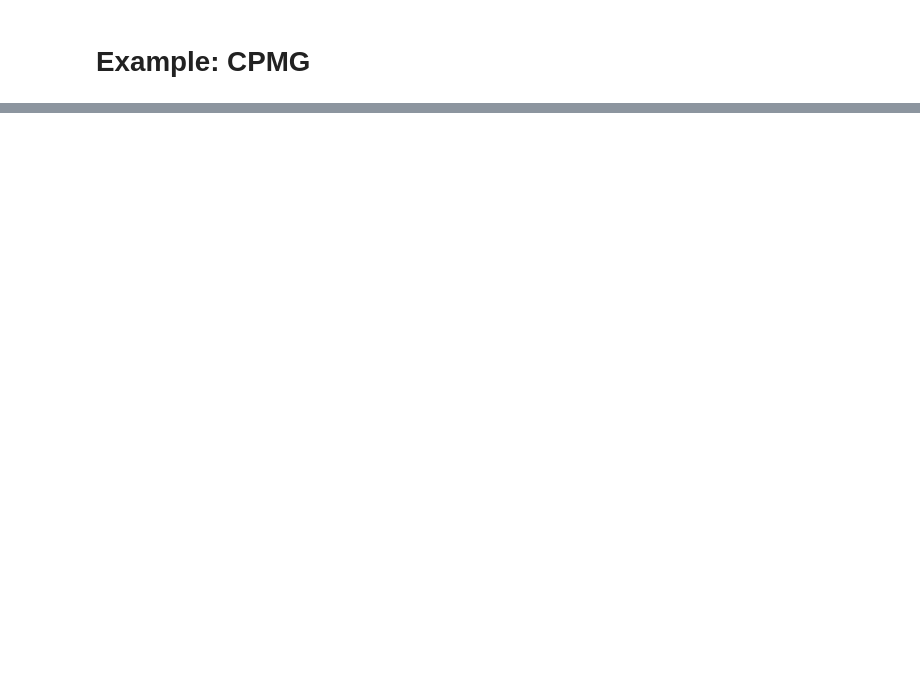
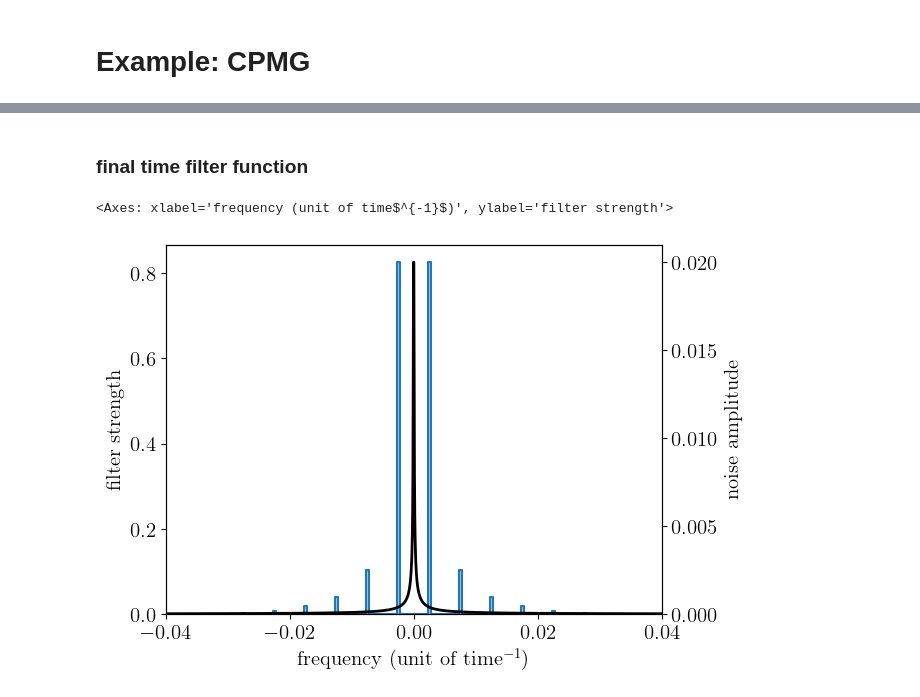
Before and after one commit to hzw770/kdshmap, a Jupyter notebook: kdshmap_example.ipynb, the cells around one changed output, grey strips where cells are left out. Cells and saved outputs as stored; diff of their text form; code cells hidden in the pictures; blank space fills up the shorter version.

```diff
--- a/kdshmap_example.ipynb
+++ b/kdshmap_example.ipynb
@@ -188,0 +100,7 @@ solver2 = kd.KeldyshSolver(Hq, t_list_sample, minimal_step, [sz],
+# %% [markdown]
+### final time filter function
+# %%
+solver.plot_filter_Sf()
+# %% [output]
+<Axes: xlabel='frequency (unit of time$^{-1}$)', ylabel='filter strength'>
+[figure, added]
```
Also changed, not shown: parts of 35 cells of this notebook, 7 other files.
